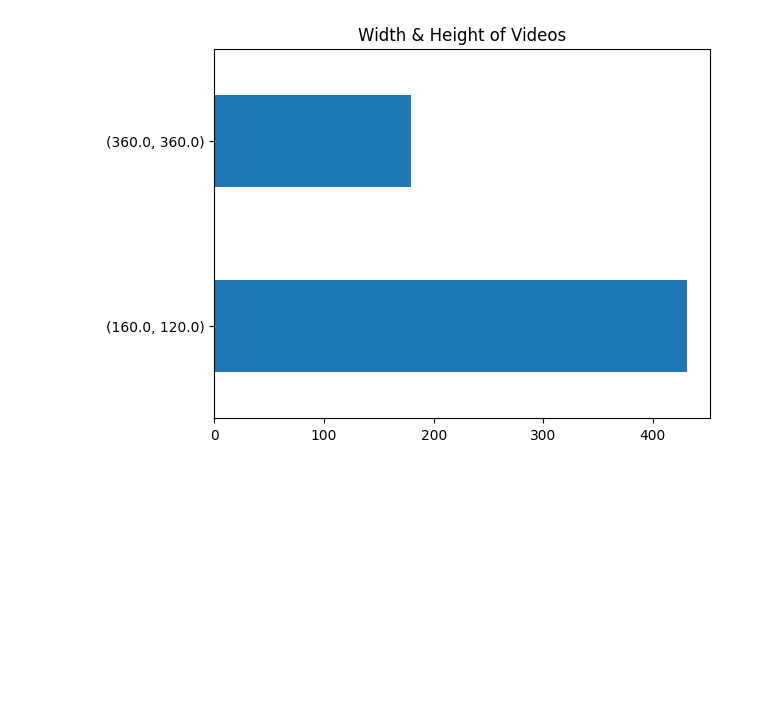
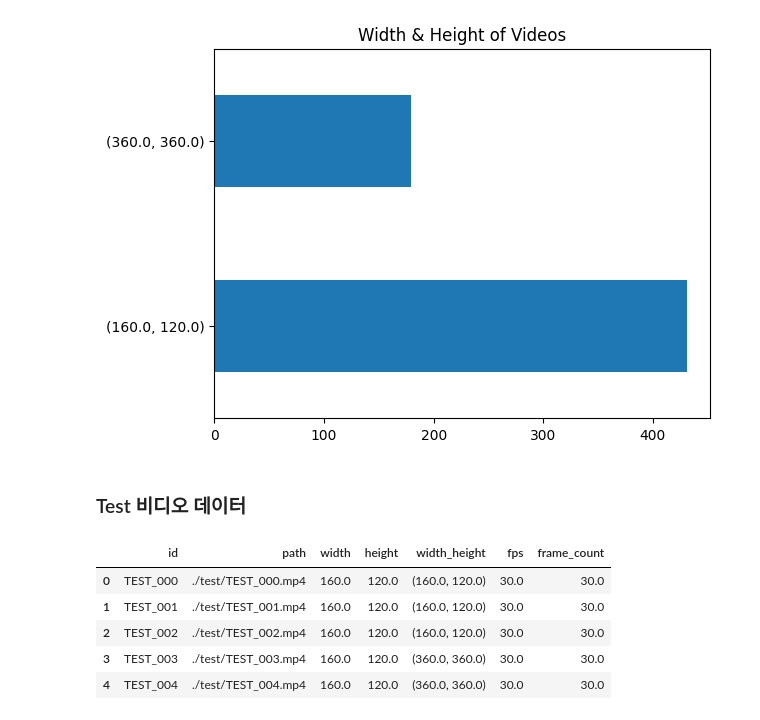
Before and after one commit to updaun/TVControlHandGestureRecognition, a Jupyter notebook: examples/EDA/eda.ipynb, the cells around one changed output. Drawn from its saved outputs; the diff is of its cells as text; code cells hidden in the pictures; blank space fills up the shorter version.

```diff
--- a/examples/EDA/eda.ipynb
+++ b/examples/EDA/eda.ipynb
@@ -111,3 +116,36 @@ plt.title('Width & Height of Videos')
 plt.show()
 # %% [output]
 [figure]
+# %% [markdown]
+### Test 비디오 데이터
+# %%
+test_df = pd.read_csv(os.path.join(DATA_PATH, TEST_CSV))
+
+width = []
+height = []
+fps = []
+frame_count = []
+
+for _, row in test_df.iterrows():
+    video_path = os.path.join(WORKING_DIR, DATA_PATH, row['path'])
+    video = cv2.VideoCapture(video_path)
+
+    width.append(video.get(cv2.CAP_PROP_FRAME_WIDTH))
+    height.append(video.get(cv2.CAP_PROP_FRAME_HEIGHT))
+    fps.append(video.get(cv2.CAP_PROP_FPS))
+    frame_count.append(video.get(cv2.CAP_PROP_FRAME_COUNT))
+
+test_df['width'] = width
+test_df['height'] = height
+test_df['width_height'] = video_df[['width', 'height']].apply(tuple, axis=1)
+test_df['fps'] = fps
+test_df['frame_count'] = frame_count
+
+test_df.head()
+# %% [output]
+|  | id | path | width | height | width_height | fps | frame_count |
+| 0 | TEST_000 | ./test/TEST_000.mp4 | 160.0 | 120.0 | (160.0, 120.0) | 30.0 | 30.0 |
+| 1 | TEST_001 | ./test/TEST_001.mp4 | 160.0 | 120.0 | (160.0, 120.0) | 30.0 | 30.0 |
+| 2 | TEST_002 | ./test/TEST_002.mp4 | 160.0 | 120.0 | (160.0, 120.0) | 30.0 | 30.0 |
+| 3 | TEST_003 | ./test/TEST_003.mp4 | 160.0 | 120.0 | (360.0, 360.0) | 30.0 | 30.0 |
+| 4 | TEST_004 | ./test/TEST_004.mp4 | 160.0 | 120.0 | (360.0, 360.0) | 30.0 | 30.0 |
```
Also changed, not shown: parts of 10 cells of this notebook.
